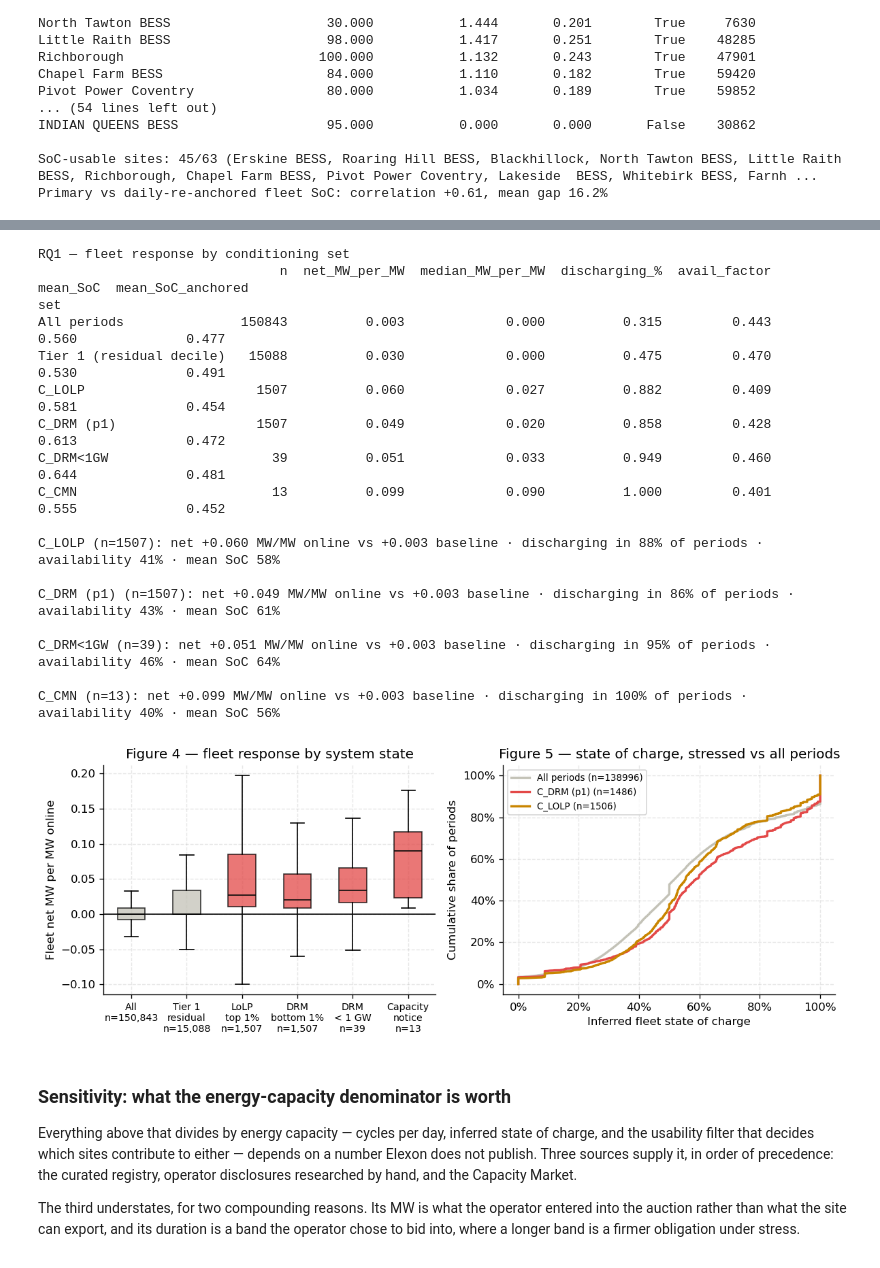
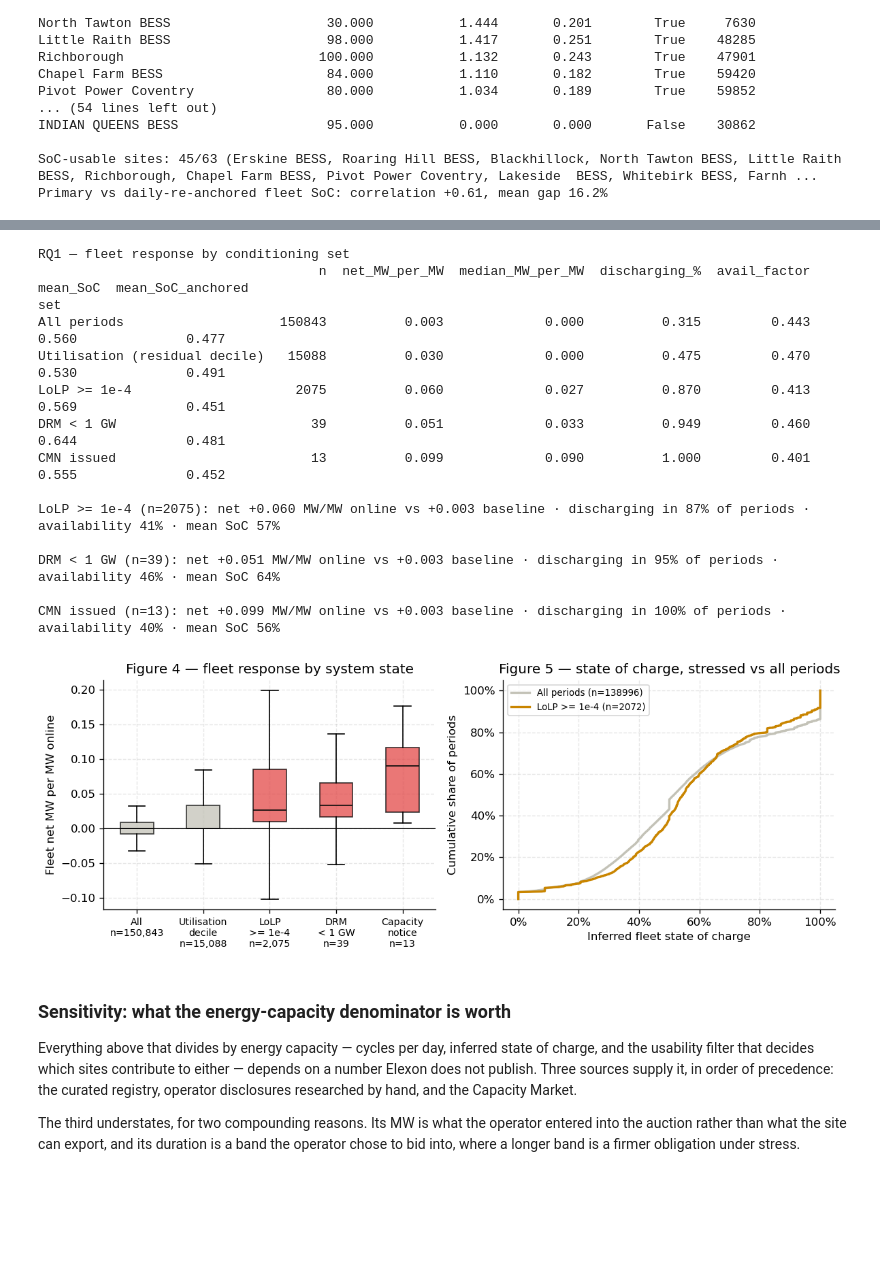
Before and after one commit to shaw029/power-trading, a Jupyter notebook: notebooks/05_stress_response_study.ipynb, the cells around one changed output, grey strips where cells are left out. Saved outputs shown, nothing was run; the diff lists cells and outputs as text; code cells hidden in the pictures; blank space fills up the shorter version.

```diff
--- a/notebooks/05_stress_response_study.ipynb
+++ b/notebooks/05_stress_response_study.ipynb
@@ -837,7 +848,7 @@ print("RQ1 — fleet response by conditioning set")
 print(rq1.round(3).to_string())
 
 baseline = rq1.loc["All periods"]
-for name in ("C_LOLP", "C_DRM (p1)", "C_DRM<1GW", "C_CMN"):
+for name in ("LoLP >= 1e-4", "DRM < 1 GW", "CMN issued"):
     row = rq1.loc[name]
     if row["n"] == 0:
         skip(f"{name} is empty in this window")
@@ -858,7 +869,7 @@ else:
     bp = axes[0].boxplot(data, vert=True, patch_artist=True, showfliers=False,
                          medianprops={"color": C["ink"]})
     for patch, name in zip(bp["boxes"], plot_sets):
-        patch.set_facecolor(C["cost"] if name not in ("All periods", "Tier 1 (residual decile)")
+        patch.set_facecolor(C["cost"] if name not in ("All periods", "Utilisation (residual decile)")
                             else C["ghost"])
         patch.set_alpha(0.75)
     axes[0].axhline(0, color=C["ink"], lw=1)
@@ -868,11 +879,10 @@ else:
     # place — horizontal labels can simply be bigger.
     SHORT = {
         "All periods": "All",
-        "Tier 1 (residual decile)": "Tier 1\nresidual",
-        "C_LOLP": "LoLP\ntop 1%",
-        "C_DRM (p1)": "DRM\nbottom 1%",
-        "C_DRM<1GW": "DRM\n< 1 GW",
-        "C_CMN": "Capacity\nnotice",
+        "Utilisation (residual decile)": "Utilisation\ndecile",
+        "LoLP >= 1e-4": "LoLP\n>= 1e-4",
+        "DRM < 1 GW": "DRM\n< 1 GW",
+        "CMN issued": "Capacity\nnotice",
     }
     axes[0].set_xticklabels(
         [f"{SHORT.get(k, k)}\nn={int(v.fillna(False).sum()):,}" for k, v in plot_sets.items()],
@@ -883,48 +893,48 @@ else:
 
     ax = axes[1]
     if len(USABLE_SOC):
-        for name, colour in (("All periods", C["ghost"]), ("C_DRM (p1)", C["cost"]),
-                             ("C_LOLP", C["mid"])):
+        # Only two curves now. The margin sets are too small to draw a
+        # distribution from — DRM < 1 GW is 39 periods in eight years — so the
+        # comparison is the operator's probability signal against the baseline.
+        for name, colour in (("All periods", C["ghost"]),
+                             ("LoLP >= 1e-4", C["mid"])):
             m = SETS[name].fillna(False)
             vals = fleet_soc[m].dropna().sort_values()
             if len(vals) < 5:
                 continue
             ax.plot(vals.values, np.linspace(0, 1, len(vals)), color=colour, lw=2,
                     label=f"{name} (n={len(vals)})")
         ax.set_xlabel("Inferred fleet state of charge")
         ax.set_ylabel("Cumulative share of periods")
         ax.xaxis.set_major_formatter(mticker.PercentFormatter(1.0))
         ax.yaxis.set_major_formatter(mticker.PercentFormatter(1.0))
         ax.legend(fontsize=8)
         ax.set_title("Figure 5 — state of charge, stressed vs all periods")
     else:
         ax.text(0.5, 0.5, "No SoC-usable sites", ha="center", va="center",
                 transform=ax.transAxes)
         ax.set_xticks([]); ax.set_yticks([])
     plt.tight_layout()
     # Print-resolution export for the poster: fleet net response across stress tiers.
 save_poster_fig(fig, "nb05_fig4_response_by_system_state")
 
 plt.show()
 # %% [output]
 RQ1 — fleet response by conditioning set
-                               n  net_MW_per_MW  median_MW_per_MW  discharging_%  avail_factor  mean_SoC  mean_SoC_anchored
+                                    n  net_MW_per_MW  median_MW_per_MW  discharging_%  avail_factor  mean_SoC  mean_SoC_anchored
 set
-All periods               150843          0.003             0.000          0.315         0.443     0.560              0.477
-Tier 1 (residual decile)   15088          0.030             0.000          0.475         0.470     0.530              0.491
-C_LOLP                      1507          0.060             0.027          0.882         0.409     0.581              0.454
-C_DRM (p1)                  1507          0.049             0.020          0.858         0.428     0.613              0.472
-C_DRM<1GW                     39          0.051             0.033          0.949         0.460     0.644              0.481
-C_CMN                         13          0.099             0.090          1.000         0.401     0.555              0.452
+All periods                    150843          0.003             0.000          0.315         0.443     0.560              0.477
+Utilisation (residual decile)   15088          0.030             0.000          0.475         0.470     0.530              0.491
+LoLP >= 1e-4                     2075          0.060             0.027          0.870         0.413     0.569              0.451
+DRM < 1 GW                         39          0.051             0.033          0.949         0.460     0.644              0.481
+CMN issued                         13          0.099             0.090          1.000         0.401     0.555              0.452
 
-C_LOLP (n=1507): net +0.060 MW/MW online vs +0.003 baseline · discharging in 88% of periods · availability 41% · mean SoC 58%
+LoLP >= 1e-4 (n=2075): net +0.060 MW/MW online vs +0.003 baseline · discharging in 87% of periods · availability 41% · mean SoC 57%
 
-C_DRM (p1) (n=1507): net +0.049 MW/MW online vs +0.003 baseline · discharging in 86% of periods · availability 43% · mean SoC 61%
+DRM < 1 GW (n=39): net +0.051 MW/MW online vs +0.003 baseline · discharging in 95% of periods · availability 46% · mean SoC 64%
 
-C_DRM<1GW (n=39): net +0.051 MW/MW online vs +0.003 baseline · discharging in 95% of periods · availability 46% · mean SoC 64%
-
-C_CMN (n=13): net +0.099 MW/MW online vs +0.003 baseline · discharging in 100% of periods · availability 40% · mean SoC 56%
+CMN issued (n=13): net +0.099 MW/MW online vs +0.003 baseline · discharging in 100% of periods · availability 40% · mean SoC 56%
-[figure, old version]
+[figure, new version]
 # %% [markdown]
 ### Sensitivity: what the energy-capacity denominator is worth
 
```
Also changed, not shown: parts of 16 cells of this notebook, 2 other files.
